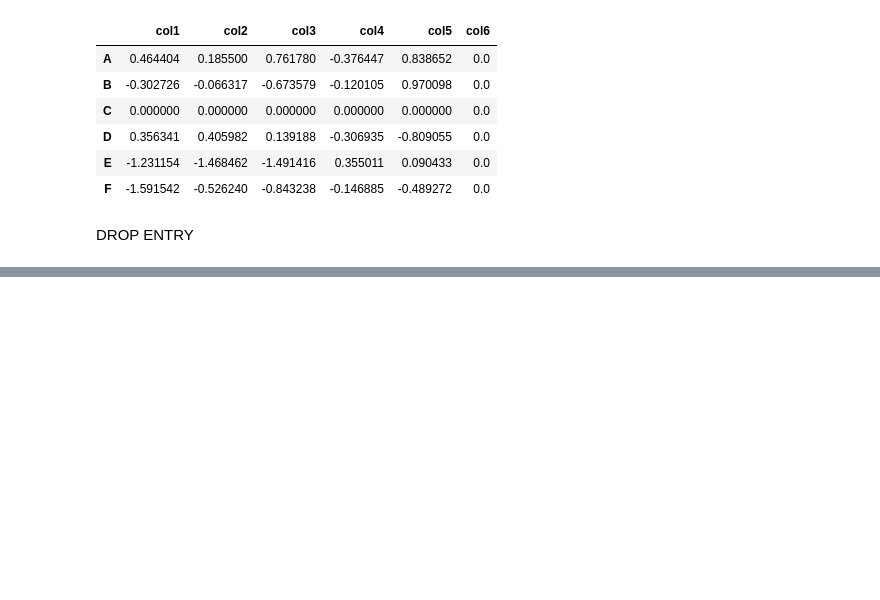
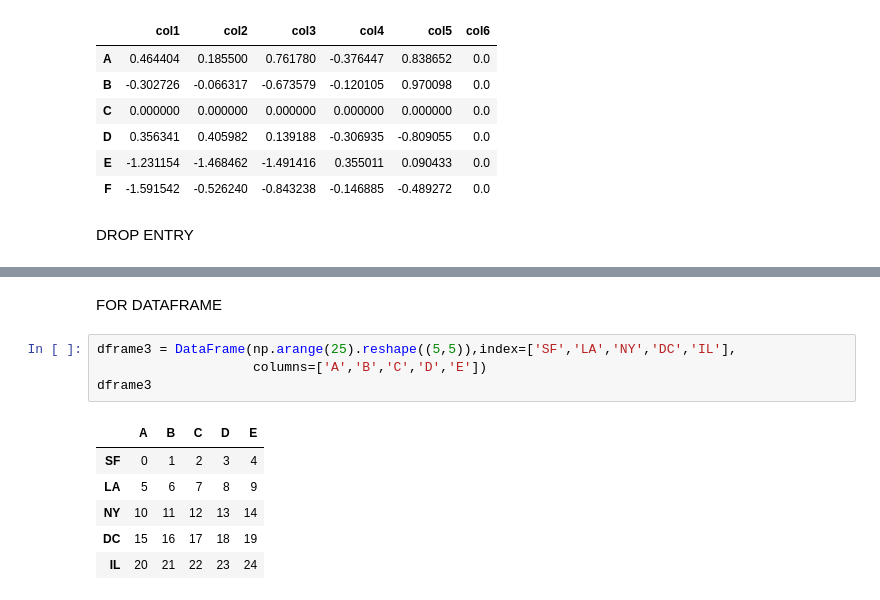
Before and after one commit to amohan14/PythonForDataScience, a Jupyter notebook: Pandas.ipynb, the cells around one changed output, grey strips where cells are left out. Drawn from its saved outputs; the diff is of its cells as text; blank space fills up the shorter version.

Commit message:
Drop and Data Alignment

```diff
--- a/Pandas.ipynb
+++ b/Pandas.ipynb
@@ -527,0 +628,13 @@ DROP ENTRY
+# %% [markdown]
+FOR DATAFRAME
+# %%
+dframe3 = DataFrame(np.arange(25).reshape((5,5)),index=['SF','LA','NY','DC','IL'],
+                    columns=['A','B','C','D','E'])
+dframe3
+# %% [output]
+|  | A | B | C | D | E |
+| SF | 0 | 1 | 2 | 3 | 4 |
+| LA | 5 | 6 | 7 | 8 | 9 |
+| NY | 10 | 11 | 12 | 13 | 14 |
+| DC | 15 | 16 | 17 | 18 | 19 |
+| IL | 20 | 21 | 22 | 23 | 24 |
```
Also changed, not shown: parts of 31 cells of this notebook.
